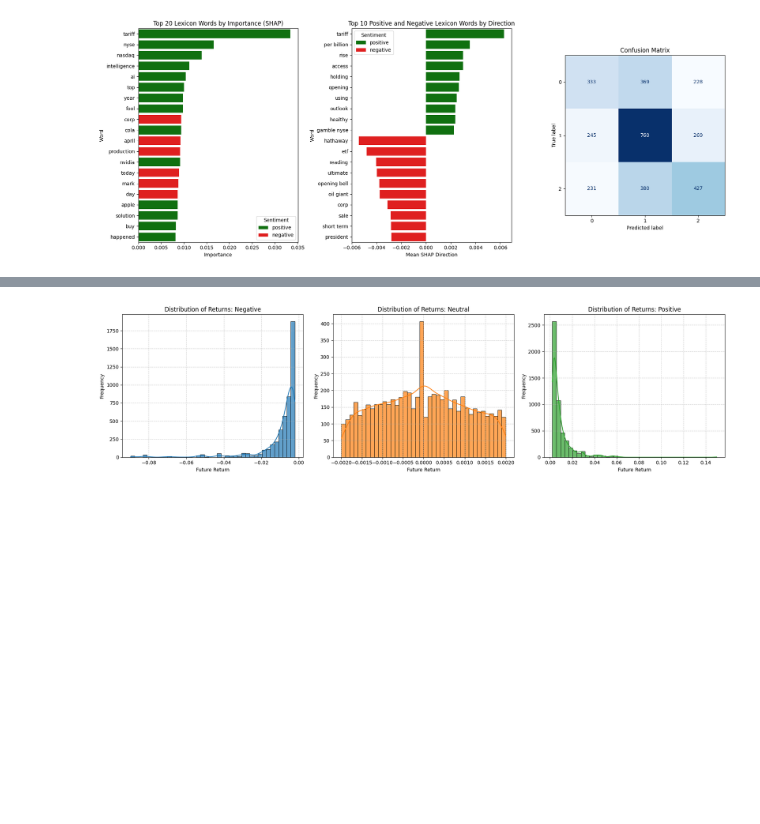
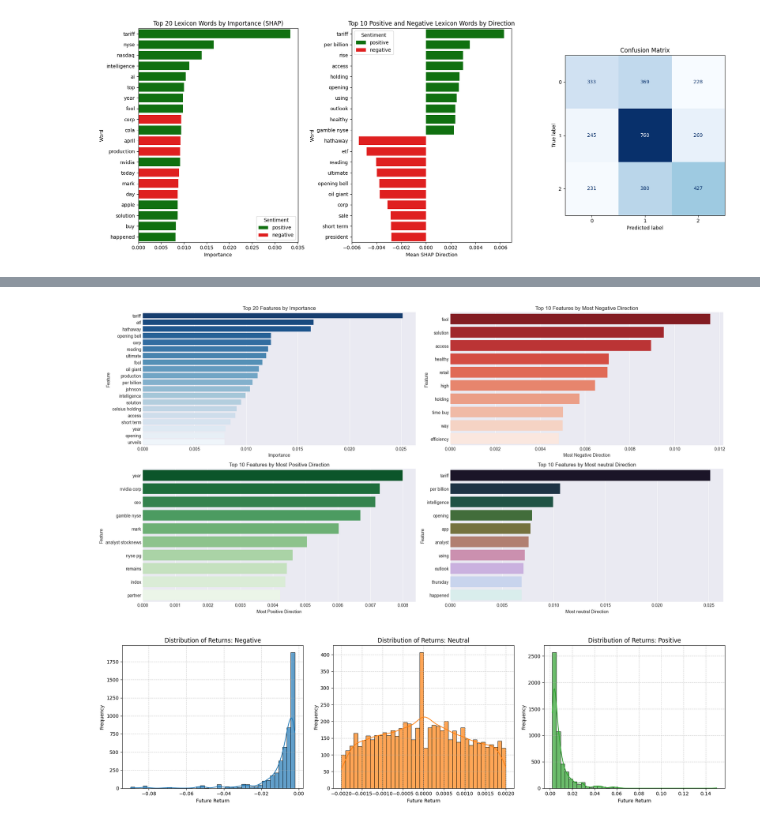
Before and after one commit to AndreasWendel/Examens, a Jupyter notebook: db checks.ipynb, the cells around one changed output, grey strips where cells are left out. Cells and saved outputs as stored; diff of their text form; code cells hidden in the pictures; blank space fills up the shorter version.

```diff
--- a/db checks.ipynb
+++ b/db checks.ipynb
@@ -1916,0 +2136,2 @@ plt.show()
+# %%
+lexicon = build_shap_lexicon(model, X_train, sentiment_model)
@@ -1916,0 +2157,2 @@ plt.show()
+# %%
+lexicon.sort_values(by='importance', ascending=False, inplace=True)
@@ -1916,0 +2189,69 @@ plt.show()
+# %%
+import seaborn as sns
+
+import matplotlib.pyplot as plt
+
+# Top 20 features by importance
+top20 = lexicon.sort_values("importance", ascending=False).head(20)
+
+# Top 10 features by most negative direction (across all classes)
+top_neg = lexicon.sort_values("negative", ascending=False).head(10)
+
+# Top 10 features by most positive direction (across all classes)
+top_pos = lexicon.sort_values("positive", ascending=False).head(10)
+
+top_neutral = lexicon.sort_values("neutral", ascending=False).head(10)
+
+fig, axes = plt.subplots(2, 2, figsize=(20, 10))
+
+# Plot 1: Top 20 by importance
+sns.barplot(
+    data=top20,
+    x="importance",
+    y="feature",
+    palette="Blues_r",
+    ax=axes[0,0]
+)
+axes[0,0].set_title("Top 20 Features by Importance")
+axes[0,0].set_xlabel("Importance")
+axes[0,0].set_ylabel("Feature")
+
+# Plot 2: Top 10 by most negative direction
+sns.barplot(
+    data=top_neg,
+    x="negative",
+    y="feature",
+    palette="Reds_r",
+    ax=axes[0,1]
+)
+axes[0,1].set_title("Top 10 Features by Most Negative Direction")
+axes[0,1].set_xlabel("Most Negative Direction")
+axes[0,1].set_ylabel("Feature")
+
+# Plot 3: Top 10 by most positive direction
+sns.barplot(
+    data=top_pos,
+    x="positive",
+    y="feature",
+    palette="Greens_r",
+    ax=axes[1,0]
+)
+axes[1,0].set_title("Top 10 Features by Most Positive Direction")
+axes[1,0].set_xlabel("Most Positive Direction")
+axes[1,0].set_ylabel("Feature")
+
+sns.barplot(
+    data=top_neutral,
+    x="neutral",
+    y="feature",
+    palette="cubehelix",
+    ax=axes[1,1]
+)
+axes[1,1].set_title("Top 10 Features by Most neutral Direction")
+axes[1,1].set_xlabel("Most neutral Direction")
+axes[1,1].set_ylabel("Feature")
+
+
+plt.tight_layout()
+plt.show()
+# %% [output]
@@ -1917,3 +2273,4 @@ plt.show()
+[figure, added]
 # %%
 import seaborn as sns
 
```
Also changed, not shown: parts of 63 cells of this notebook, 5 other files.
